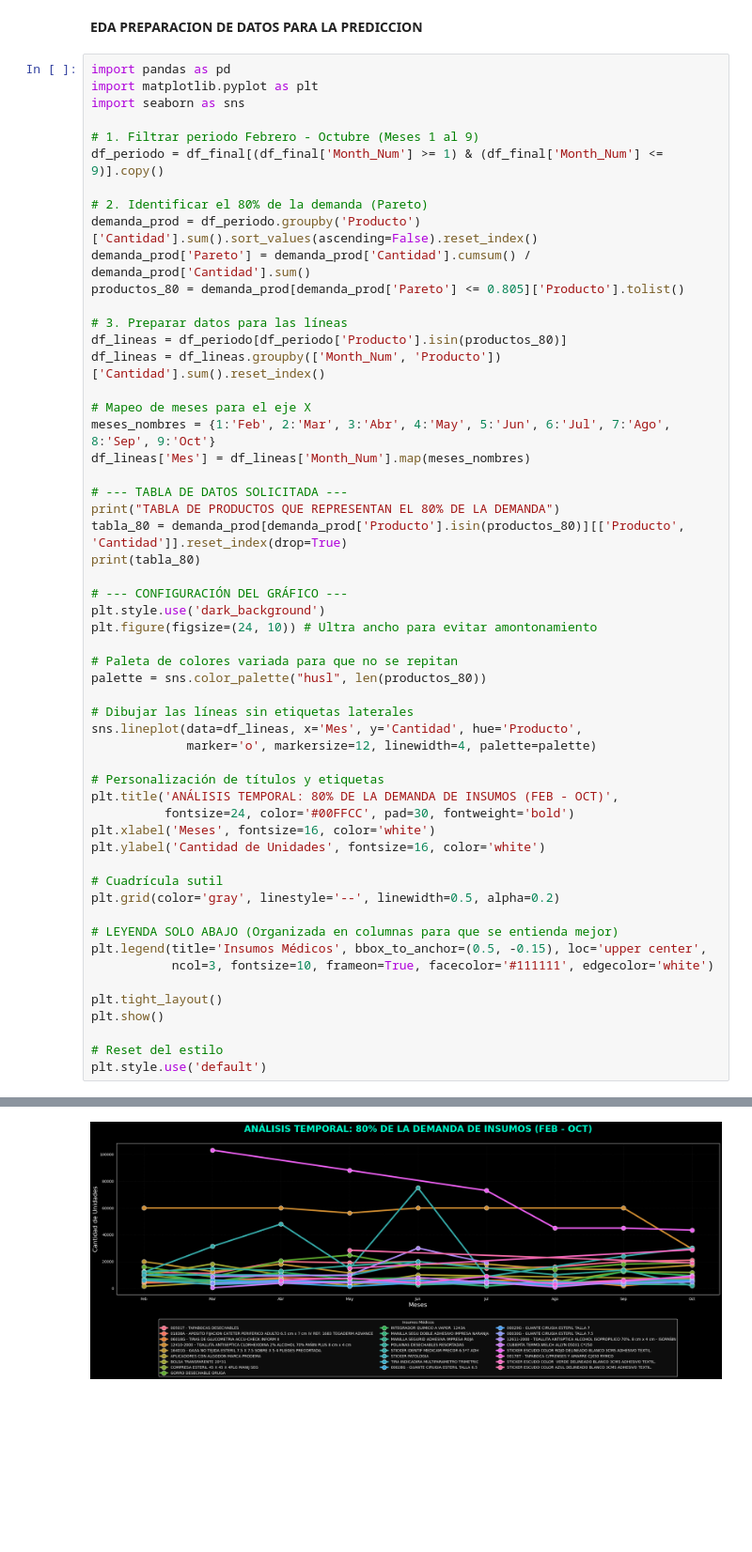
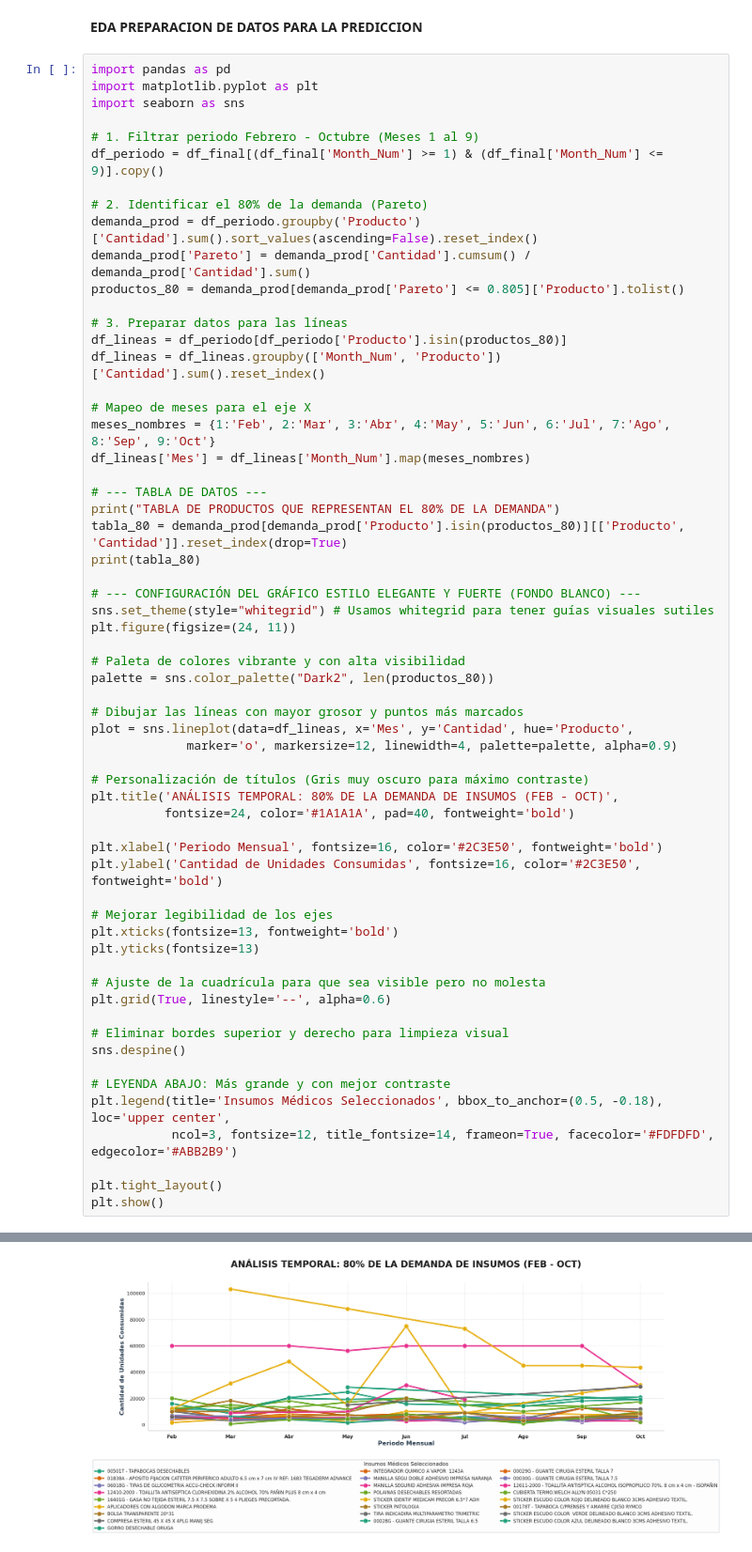
Before and after one commit to victoregomezf-maker/seminario, a Jupyter notebook: Predicción_de_demanda_insumos_medicos.ipynb, the cells around one changed output, grey strips where cells are left out. Shown at 94% size. Cells and saved outputs as stored; diff of their text form; blank space fills up the shorter version.

```diff
--- a/Predicción_de_demanda_insumos_medicos.ipynb
+++ b/Predicción_de_demanda_insumos_medicos.ipynb
@@ -277,59 +279,64 @@ df_lineas = df_lineas.groupby(['Month_Num', 'Producto'])['Cantidad'].sum().reset
 meses_nombres = {1:'Feb', 2:'Mar', 3:'Abr', 4:'May', 5:'Jun', 6:'Jul', 7:'Ago', 8:'Sep', 9:'Oct'}
 df_lineas['Mes'] = df_lineas['Month_Num'].map(meses_nombres)
 
-# --- TABLA DE DATOS SOLICITADA ---
+# --- TABLA DE DATOS ---
 print("TABLA DE PRODUCTOS QUE REPRESENTAN EL 80% DE LA DEMANDA")
 tabla_80 = demanda_prod[demanda_prod['Producto'].isin(productos_80)][['Producto', 'Cantidad']].reset_index(drop=True)
 print(tabla_80)
 
-# --- CONFIGURACIÓN DEL GRÁFICO ---
-plt.style.use('dark_background')
-plt.figure(figsize=(24, 10)) # Ultra ancho para evitar amontonamiento
+# --- CONFIGURACIÓN DEL GRÁFICO ESTILO ELEGANTE Y FUERTE (FONDO BLANCO) ---
+sns.set_theme(style="whitegrid") # Usamos whitegrid para tener guías visuales sutiles
+plt.figure(figsize=(24, 11))
 
-# Paleta de colores variada para que no se repitan
-palette = sns.color_palette("husl", len(productos_80))
+# Paleta de colores vibrante y con alta visibilidad
+palette = sns.color_palette("Dark2", len(productos_80))
 
-# Dibujar las líneas sin etiquetas laterales
-sns.lineplot(data=df_lineas, x='Mes', y='Cantidad', hue='Producto',
-             marker='o', markersize=12, linewidth=4, palette=palette)
+# Dibujar las líneas con mayor grosor y puntos más marcados
+plot = sns.lineplot(data=df_lineas, x='Mes', y='Cantidad', hue='Producto',
+             marker='o', markersize=12, linewidth=4, palette=palette, alpha=0.9)
 
-# Personalización de títulos y etiquetas
+# Personalización de títulos (Gris muy oscuro para máximo contraste)
 plt.title('ANÁLISIS TEMPORAL: 80% DE LA DEMANDA DE INSUMOS (FEB - OCT)',
-          fontsize=24, color='#00FFCC', pad=30, fontweight='bold')
-plt.xlabel('Meses', fontsize=16, color='white')
-plt.ylabel('Cantidad de Unidades', fontsize=16, color='white')
+          fontsize=24, color='#1A1A1A', pad=40, fontweight='bold')
 
-# Cuadrícula sutil
-plt.grid(color='gray', linestyle='--', linewidth=0.5, alpha=0.2)
+plt.xlabel('Periodo Mensual', fontsize=16, color='#2C3E50', fontweight='bold')
+plt.ylabel('Cantidad de Unidades Consumidas', fontsize=16, color='#2C3E50', fontweight='bold')
 
-# LEYENDA SOLO ABAJO (Organizada en columnas para que se entienda mejor)
-plt.legend(title='Insumos Médicos', bbox_to_anchor=(0.5, -0.15), loc='upper center',
-           ncol=3, fontsize=10, frameon=True, facecolor='#111111', edgecolor='white')
+# Mejorar legibilidad de los ejes
+plt.xticks(fontsize=13, fontweight='bold')
+plt.yticks(fontsize=13)
+
+# Ajuste de la cuadrícula para que sea visible pero no molesta
+plt.grid(True, linestyle='--', alpha=0.6)
+
+# Eliminar bordes superior y derecho para limpieza visual
+sns.despine()
+
+# LEYENDA ABAJO: Más grande y con mejor contraste
+plt.legend(title='Insumos Médicos Seleccionados', bbox_to_anchor=(0.5, -0.18), loc='upper center',
+           ncol=3, fontsize=12, title_fontsize=14, frameon=True, facecolor='#FDFDFD', edgecolor='#ABB2B9')
 
 plt.tight_layout()
 plt.show()
-
-# Reset del estilo
-plt.style.use('default')
 # %% [output]
 TABLA DE PRODUCTOS QUE REPRESENTAN EL 80% DE LA DEMANDA
                                              Producto  Cantidad
 0   STICKER ESCUDO COLOR ROJO DELINEADO BLANCO 3CM...  397742.0
 1   12410-2000 - TOALLITA ANTISEPTICA CLORHEXIDINA...  385622.0
 2            STICKER IDENTIF MEDICAM PRECOR 6.5*7 ADH  243791.0
 3                      00501T - TAPABOCAS DESECHABLES  154132.0
 4   16401G - GASA NO TEJIDA ESTERIL 7.5 X 7.5 SOBR...  143639.0
 5                              GORRO DESECHABLE ORUGA  136443.0
 6                     POLAINAS DESECHABLES RESORTADAS  102507.0
 7           COMPRESA ESTERIL 45 X 45 X 4PLG MANIJ SEG   78684.0
 8                   INTEGRADOR QUIMICO A VAPOR  1243A   71242.0
 9   12611-2000 - TOALLITA ANTISPTICA ALCOHOL ISOPR...   67810.0
 ... (11 lines left out)
 21          00030G - GUANTE CIRUGIA ESTERIL TALLA 7.5   29472.0
 22              MANILLA SEGURID ADHESIVA IMPRESA ROJA   29393.0
 23          00028G - GUANTE CIRUGIA ESTERIL TALLA 6.5   29150.0
 24              APLICADORES CON ALGODON MARCA PRODEMA   27697.0
-[figure, old version]
+[figure, new version]
 # %%
 import pandas as pd
 import numpy as np
```
Also changed, not shown: parts of 5 cells of this notebook.
